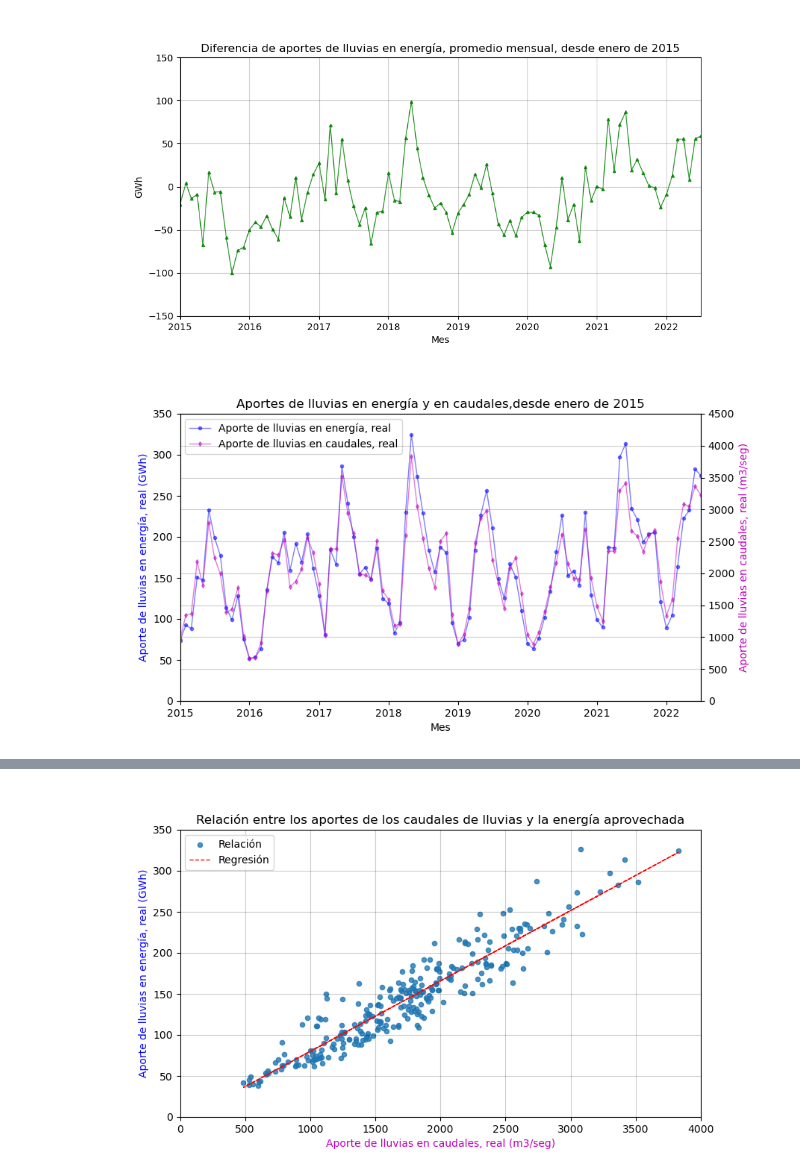
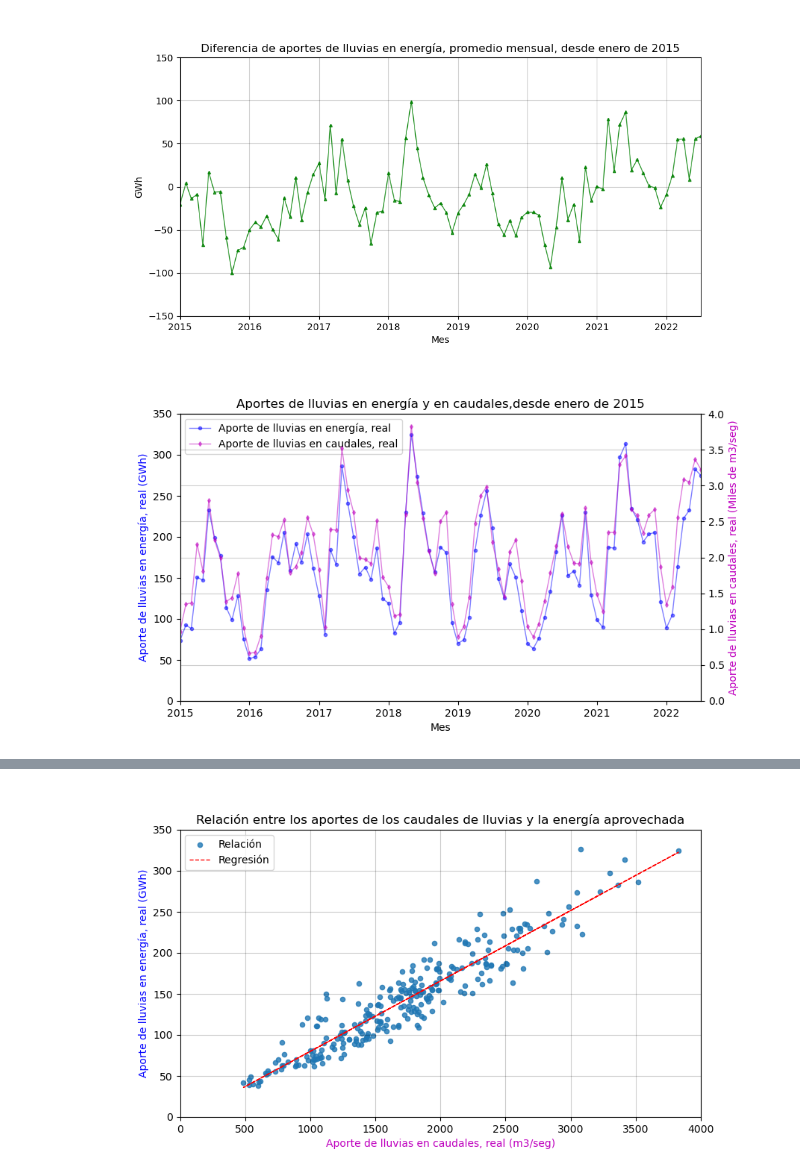
Before and after one commit to EricJDavila/Ppbe, a Jupyter notebook: N04_OfertaEnergiaHidro.ipynb, the cells around one changed output, grey strips where cells are left out. Cells and saved outputs as stored; diff of their text form; code cells hidden in the pictures.

```diff
--- a/N04_OfertaEnergiaHidro.ipynb
+++ b/N04_OfertaEnergiaHidro.ipynb
@@ -230,37 +233,37 @@ fig = plt.figure(figsize=(9,5))
 plt.subplots_adjust(left=None, bottom=None, right=None, top=None, wspace=None, hspace=None)
 
 ax1 = fig.add_subplot(1, 1, 1)  # Crea una figura conteniendo un solo eje.
 ax2 = ax1.twinx()
 
 ax1.set_title ('Aportes de lluvias en energía y en caudales,desde enero de 2015')
 
 ax1.set_xlabel("Mes")
 ax1.set_ylabel("Aporte de lluvias en energía, real (GWh)", color='b')
-ax2.set_ylabel("Aporte de lluvias en caudales, real (m3/seg)", color='m')
+ax2.set_ylabel("Aporte de lluvias en caudales, real (Miles de m3/seg)", color='m')
 
 linea1 = ax1.plot(aportes_m.index, aportes_m.aporEner, 'b-o', \
     label="Aporte de lluvias en energía, real", \
         linewidth=1, markersize=3, alpha=0.5)
 
-linea2 = ax2.plot(aportes_m.index, aportes_m.aporCaudalRio, 'm-d', \
+linea2 = ax2.plot(aportes_m.index, aportes_m.aporCaudalRio/1e3, 'm-d', \
     label="Aporte de lluvias en caudales, real", linewidth=1, \
         markersize=3, alpha=0.5)
 
 
 # added these three lines
 lineas = linea1 + linea2
 etiquetas = [l.get_label() for l in lineas]
 ax1.legend(lineas, etiquetas, loc='best')
 
 plt.xlim(pd.to_datetime('2015-01-01'), pd.to_datetime('2022-07-01'))
 #plt.ylim(0, 400)
 #plt.par.ylim(0, 400)
 ax1.set_ylim(0, 350)
-ax2.set_ylim(0, 4500)
+ax2.set_ylim(0, 4)
 plt.grid(axis='both', color='k', alpha=0.2)
 plt.show()
 # %% [output]
-[figure, old version]
+[figure, new version]
 # %%
 #*******************************************************************************
 # 4.2.11. Calcula el coeficiente de correlación entre aporCaudalRio Vs aporEner.
```
Also changed, not shown: parts of 53 cells of this notebook, 6 other files.
